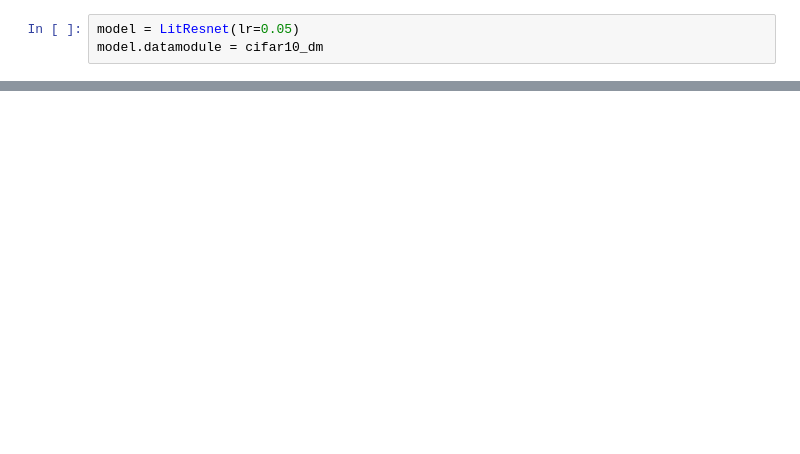
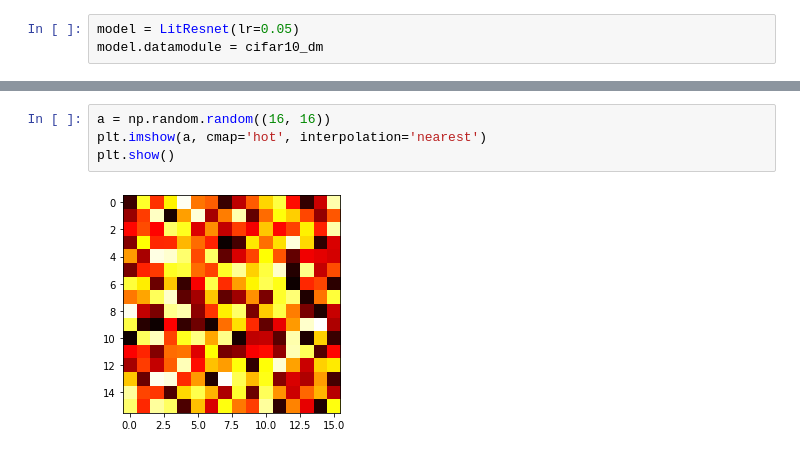
Before and after one commit to shatz01/full_attention, a Jupyter notebook: main.ipynb, the cells around one changed output, grey strips where cells are left out. Drawn from its saved outputs; the diff is of its cells as text; blank space fills up the shorter version.

```diff
--- a/main.ipynb
+++ b/main.ipynb
@@ -159,0 +357,6 @@ trainer.test(model, datamodule=cifar10_dm)
+# %%
+a = np.random.random((16, 16))
+plt.imshow(a, cmap='hot', interpolation='nearest')
+plt.show()
+# %% [output]
+[figure, added]
```
Also changed, not shown: parts of 8 cells of this notebook.
